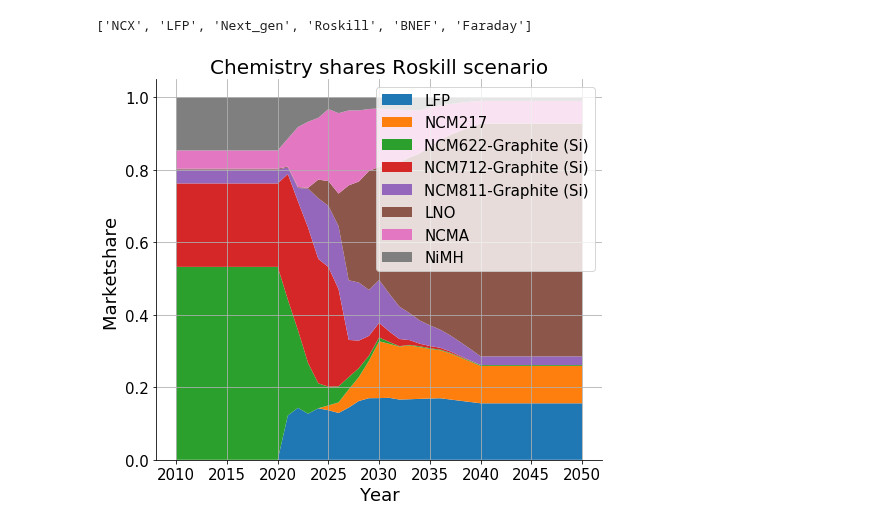
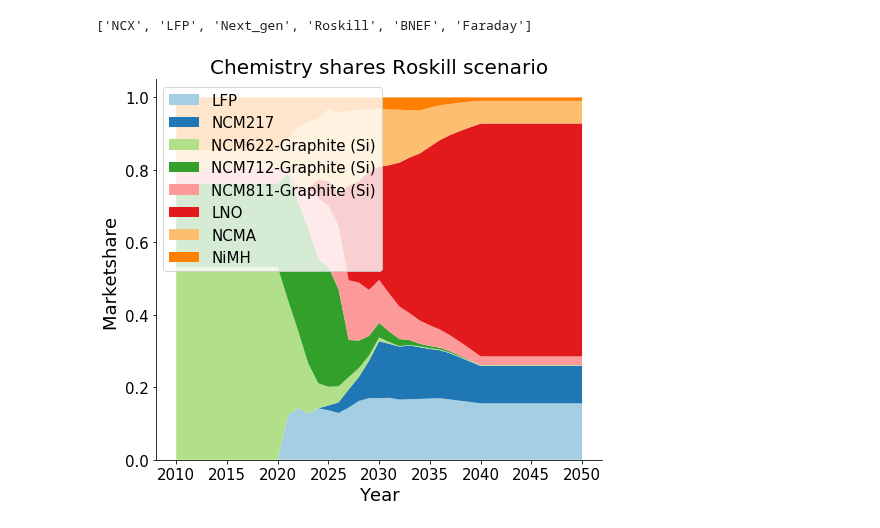
Before and after one commit to fernaag/V2G_in_EU, a Jupyter notebook: data/data_handling_scripts/batteryChemistry.ipynb, the cells around one changed output. Cells and saved outputs as stored; diff of their text form; code cells hidden in the pictures.

```diff
--- a/data/data_handling_scripts/batteryChemistry.ipynb
+++ b/data/data_handling_scripts/batteryChemistry.ipynb
@@ -325,19 +325,24 @@ IndexTable.Classification[IndexTable.index.get_loc('Chemistry_Scenarios')].Items
 # %% [output]
 ['NCX', 'LFP', 'Next_gen', 'Roskill', 'BNEF', 'Faraday']
 # %%
+from cycler import cycler
+import seaborn as sns
+r=5
+custom_cycler = cycler(color=sns.color_palette('Paired', 20)) #'Set2', 'Paired', 'YlGnBu'
 fig, ax = plt.subplots(figsize=(8,7)) ### The legend is wrong
 s = 3
+ax.set_prop_cycle(custom_cycler)
 ax.stackplot(IndexTable.Classification[IndexTable.index.get_loc('Time')].Items[60:],
         [ChemArray[s,1,i,60:] for i in np.einsum('bt->b', ChemArray[s,1,:60:]).nonzero()[0].tolist()])
 ax.set_ylabel('Marketshare ',fontsize =18)
 right_side = ax.spines["right"]
 right_side.set_visible(False)
 top = ax.spines["top"]
 top.set_visible(False)
-plt.grid()
-ax.legend([IndexTable.Classification[IndexTable.index.get_loc('Battery_Chemistry')].Items[i] for i in np.einsum('bt->b', ChemArray[s,1,:,70:]).nonzero()[0].tolist()], loc='upper right',prop={'size':15})
+#plt.grid()
+ax.legend([IndexTable.Classification[IndexTable.index.get_loc('Battery_Chemistry')].Items[i] for i in np.einsum('bt->b', ChemArray[s,1,:,70:]).nonzero()[0].tolist()], loc='upper left',prop={'size':15})
 ax.set_title('Chemistry shares {} scenario'.format(IndexTable.Classification[IndexTable.index.get_loc('Chemistry_Scenarios')].Items[s]), fontsize=20)
 ax.set_xlabel('Year',fontsize =18)
 ax.tick_params(axis='both', which='major', labelsize=15)
 # %% [output]
-[figure, old version]
+[figure, new version]
```
Also changed, not shown: 4 other files.
